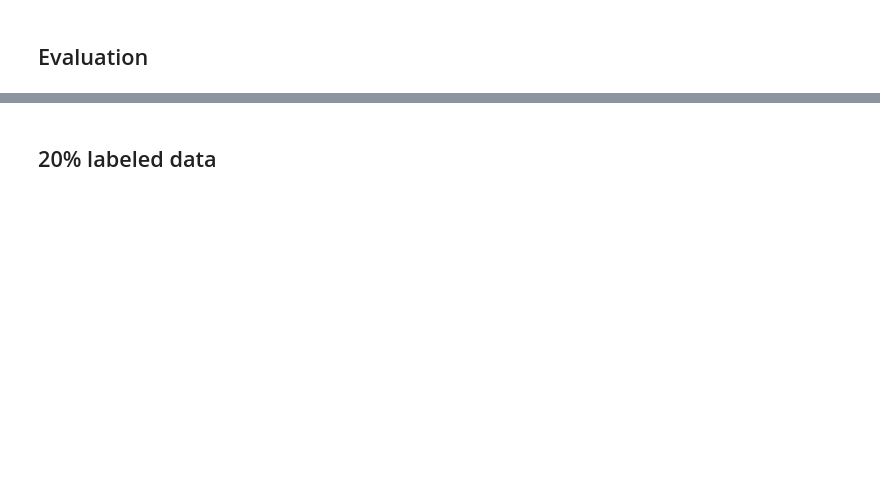
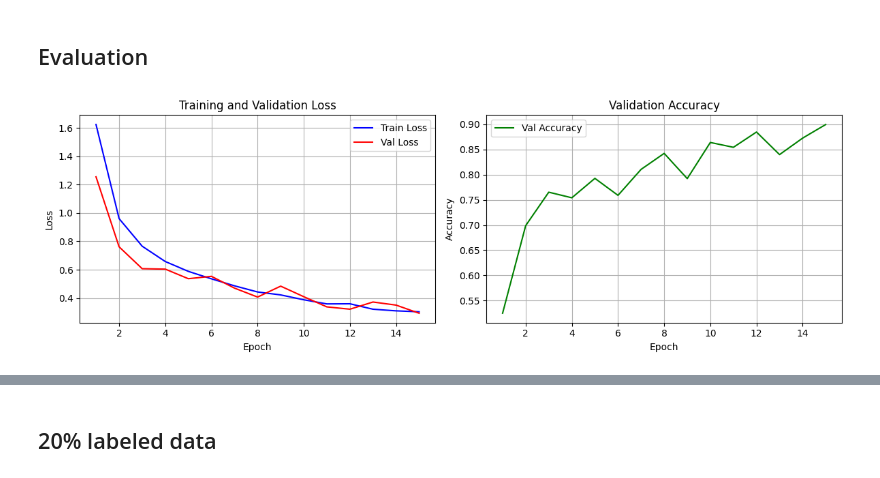
Before and after one commit to sarthakghavghave/self-supervised-activity-recognition, a Jupyter notebook: notebooks/02_baseline_cnn.ipynb, the cells around one changed output, grey strips where cells are left out. Saved outputs shown, nothing was run; the diff lists cells and outputs as text; code cells hidden in the pictures; blank space fills up the shorter version.

Commit message:
refactor functions to scripts and add loss curves

```diff
--- a/notebooks/02_baseline_cnn.ipynb
+++ b/notebooks/02_baseline_cnn.ipynb
@@ -139,7 +43,7 @@ def train_classifier(model, train_loader, val_loader, epochs=15, lr=1e-3, device
 # %%
 device="cpu"
 model = BaselineCNN()
-model = train_classifier(
+model, train_losses, val_losses, val_accs = train_baseline(
     model,
     train_loader,
     val_loader,
@@ -167,5 +71,32 @@ Epoch 15 | Loss: 0.3452 | Val Acc: 0.8834
 # %% [markdown]
 ## Evaluation
+# %%
+def train_val_curves(train_losses, val_losses, val_accs):
+    epochs = range(1, len(train_losses) + 1)
+
+    fig, (ax1, ax2) = plt.subplots(1, 2, figsize=(12, 4))
+
+    ax1.plot(epochs, train_losses, 'b-', label='Train Loss')
+    ax1.plot(epochs, val_losses, 'r-', label='Val Loss')
+    ax1.set_xlabel('Epoch')
+    ax1.set_ylabel('Loss')
+    ax1.set_title('Training and Validation Loss')
+    ax1.legend()
+    ax1.grid(True)
+
+    ax2.plot(epochs, val_accs, 'g-', label='Val Accuracy')
+    ax2.set_xlabel('Epoch')
+    ax2.set_ylabel('Accuracy')
+    ax2.set_title('Validation Accuracy')
+    ax2.legend()
+    ax2.grid(True)
+
+    plt.tight_layout()
+    plt.show()
+# %%
+train_val_curves(train_losses, val_losses, val_accs)
+# %% [output]
+[figure, added]
 # %%
 def evaluate(model, loader, device="cpu"):
     model.eval()
```
Also changed, not shown: parts of 11 cells of this notebook, 6 other files.
